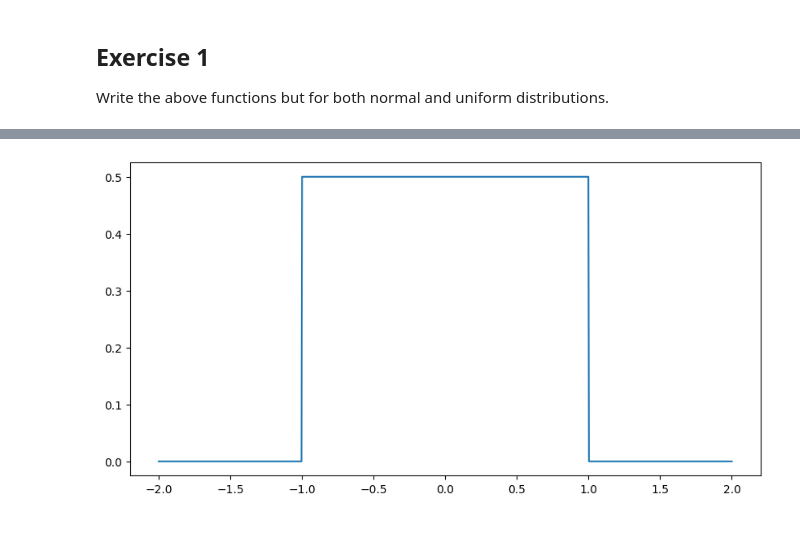
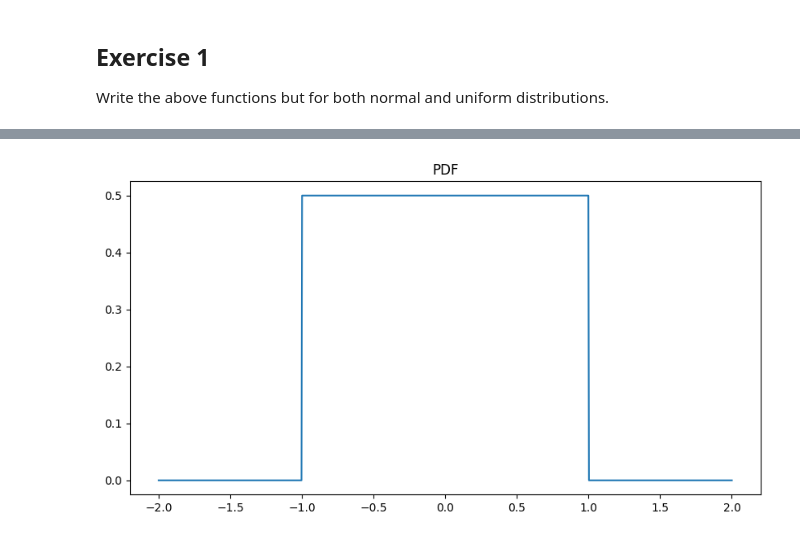
Before and after one commit to 4GeeksAcademy/probability-distribution-exercises-project-with-python_, a Jupyter notebook: notebook/problems.ipynb, the cells around one changed output, grey strips where cells are left out. Saved outputs shown, nothing was run; the diff lists cells and outputs as text; code cells hidden in the pictures.

```diff
--- a/notebook/problems.ipynb
+++ b/notebook/problems.ipynb
@@ -144,12 +199,18 @@ def normal_dist_r (x, media = 0, desviación = 1):
 # %%
 from scipy.stats import uniform
 
+# Define the x-axe
 data = np.linspace(-2, 2, 1000)
+
+# Import in variable directly with values
 pdf = uniform.pdf(data, loc = -1, scale = 2)
 
+
+# Plot
 plt.figure(figsize = (10, 5))
 plt.plot(data, pdf)
+plt.title('PDF')
 plt.show()
 # %% [output]
-[figure, old version]
+[figure, new version]
 # %%
```
Also changed, not shown: parts of 6 cells of this notebook.
